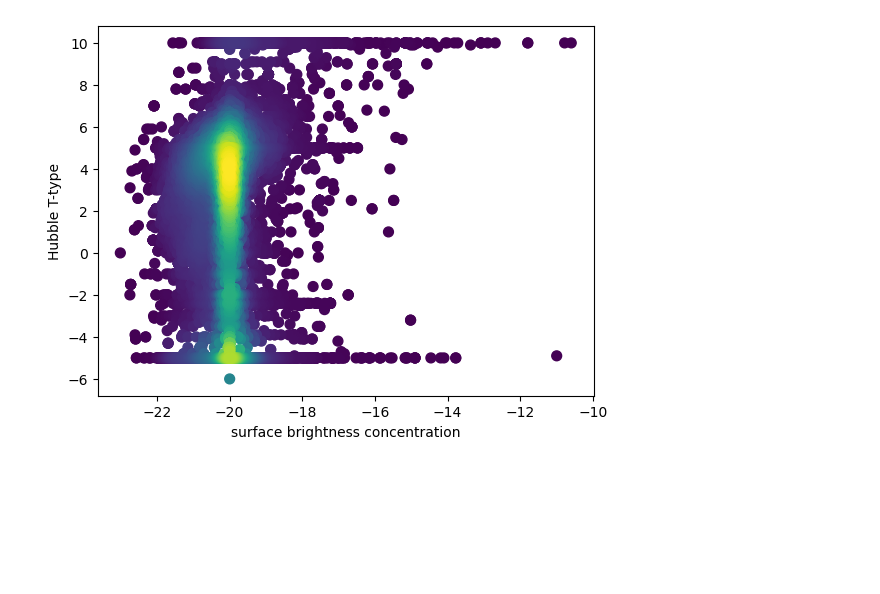
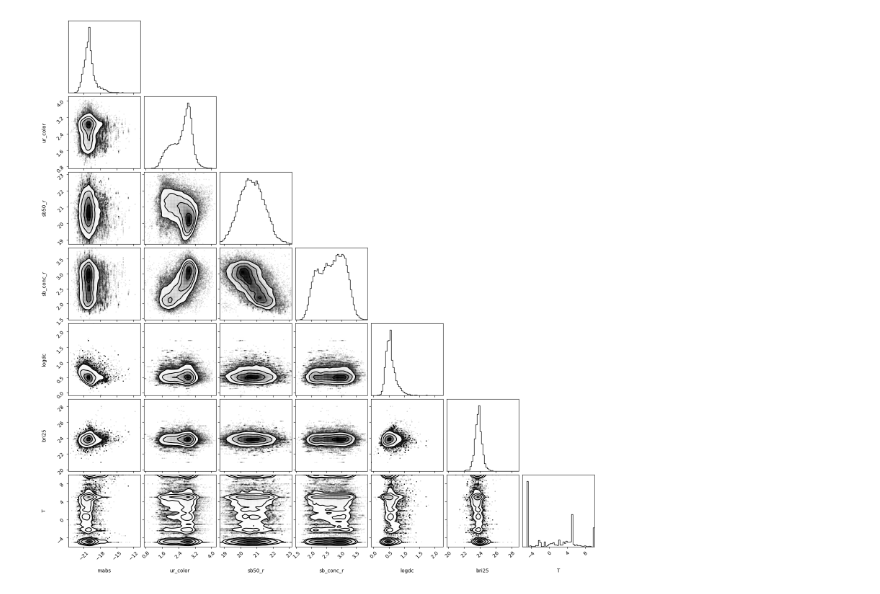
Before and after one commit to KCaseyChamberlain/better_galaxy_classification, a Jupyter notebook: notebooks/sample_vis.ipynb, the cells around one changed output. Saved outputs shown, nothing was run; the diff lists cells and outputs as text; code cells hidden in the pictures; blank space fills up the shorter version.

Commit message:
added a corner plot visualization of the sample

```diff
--- a/notebooks/sample_vis.ipynb
+++ b/notebooks/sample_vis.ipynb
@@ -6,20 +5,21 @@ from scipy.stats import gaussian_kde
 # %%
 data = pd.read_parquet('../data/data_full_cleaned.parquet')
-data = data.head(20000)
 # %%
-x = data['mabs'].to_numpy()
-y = data['T'].to_numpy()
+import corner
 
-xy = np.vstack([x,y])
-z = gaussian_kde(xy)(xy)
+cols = ['mabs', 'ur_color', 'sb50_r', 'sb_conc_r', 'logdc', 'bri25', 'T']
+data_sub = data[cols].dropna().values
 
-idx = z.argsort()
-x, y, z = x[idx], y[idx], z[idx]
+fig = corner.corner(
+    data_sub,
+    labels=cols,
+    bins=50,
+    plot_contours=True,
+    fill_contours=False,
+    smooth=1.,
+    plot_density=True
+)
 
-fig, ax = plt.subplots()
-ax.scatter(x, y, c=z, s=50)
-ax.set_xlabel('surface brightness concentration')
-ax.set_ylabel('Hubble T-type')
 plt.show()
 # %% [output]
-[figure, old version]
+[figure, new version]
```
Also changed, not shown: parts of 2 cells of this notebook.
